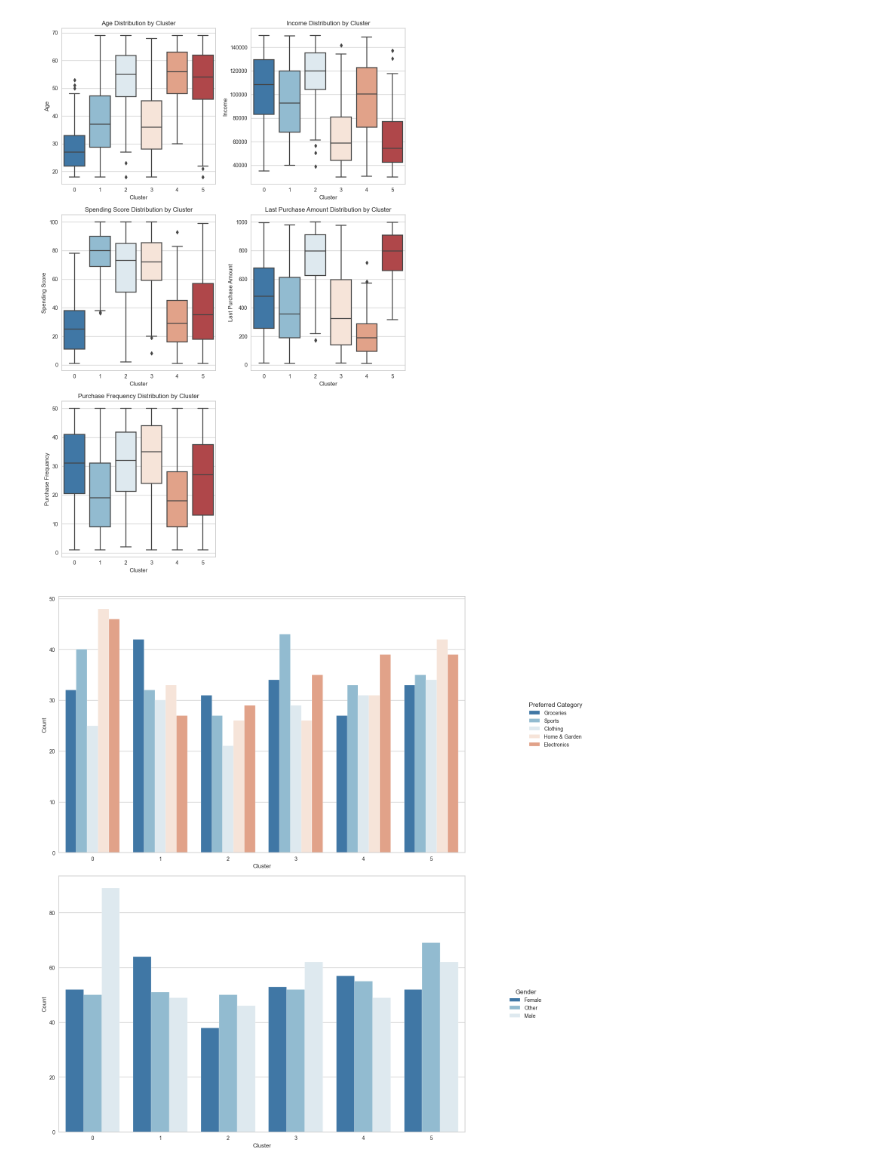
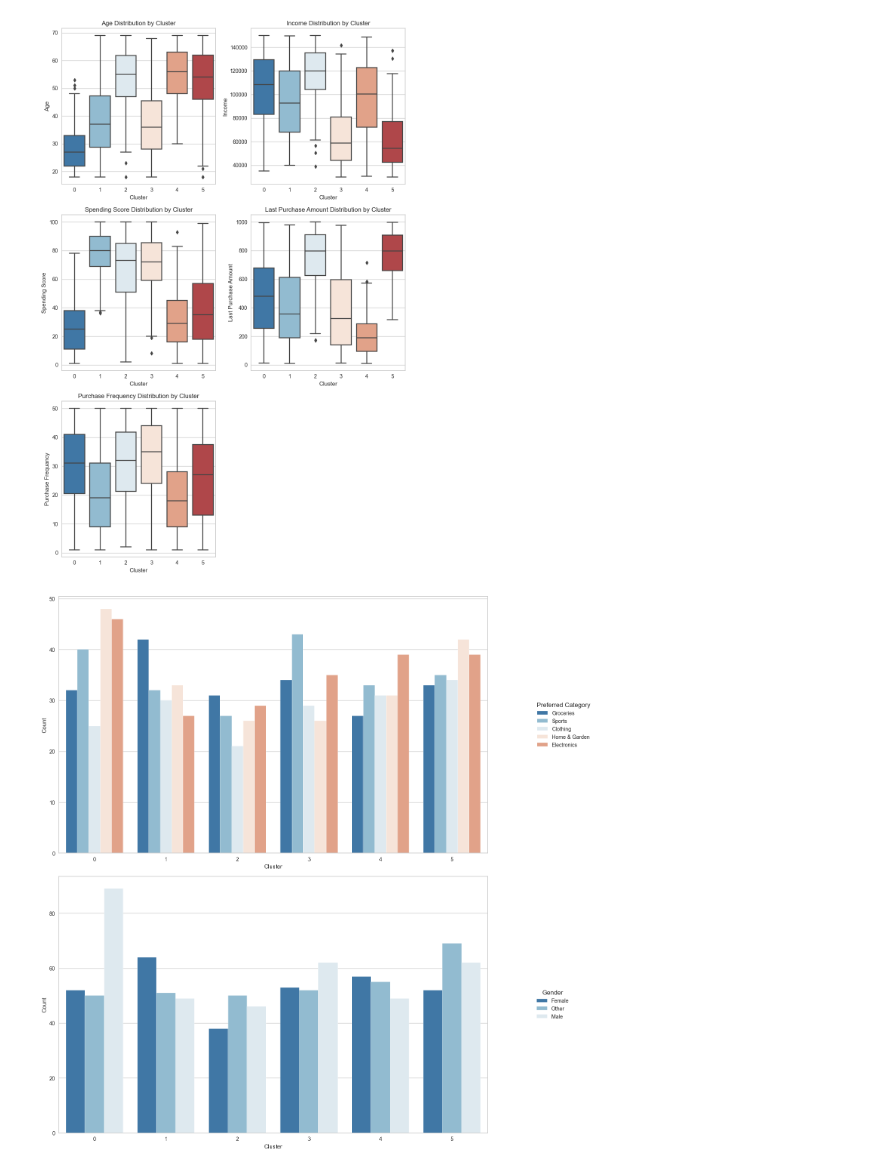
Before and after one commit to AThompson04/customer-segmentation, a Jupyter notebook: notebooks/model.ipynb, the cells around one changed output. Drawn from its saved outputs; the diff is of its cells as text; code cells hidden in the pictures.

```diff
--- a/notebooks/model.ipynb
+++ b/notebooks/model.ipynb
@@ -654,15 +654,15 @@ plt.show()
 # %%
 fig2b, axes2b = plt.subplots(2, 1, figsize=(15, 15))
 axes2b = axes2b.flatten()
 
 f = sns.countplot(data=df_analysis2, hue='preferred_category', x='cluster', ax=axes2b[0])
 f.set(xlabel = 'Cluster', ylabel='Count')
-f.legend(title='Preferred Category', loc='center right', bbox_to_anchor=(1.3, 0.5))
+f.legend(title='Preferred Category', loc='center right', bbox_to_anchor=(1.25, 0.5))
 g = sns.countplot(data=df_analysis2, hue='gender', x='cluster', ax=axes2b[1])
 g.set(xlabel = 'Cluster', ylabel='Count')
 g.legend(title='Gender', loc='center right', bbox_to_anchor=(1.2, 0.5))
 
 plt.tight_layout()
 plt.show()
 # %% [output]
-[figure, old version]
+[figure, new version]
```
Also changed, not shown: parts of 3 cells of this notebook, 2 other files.
